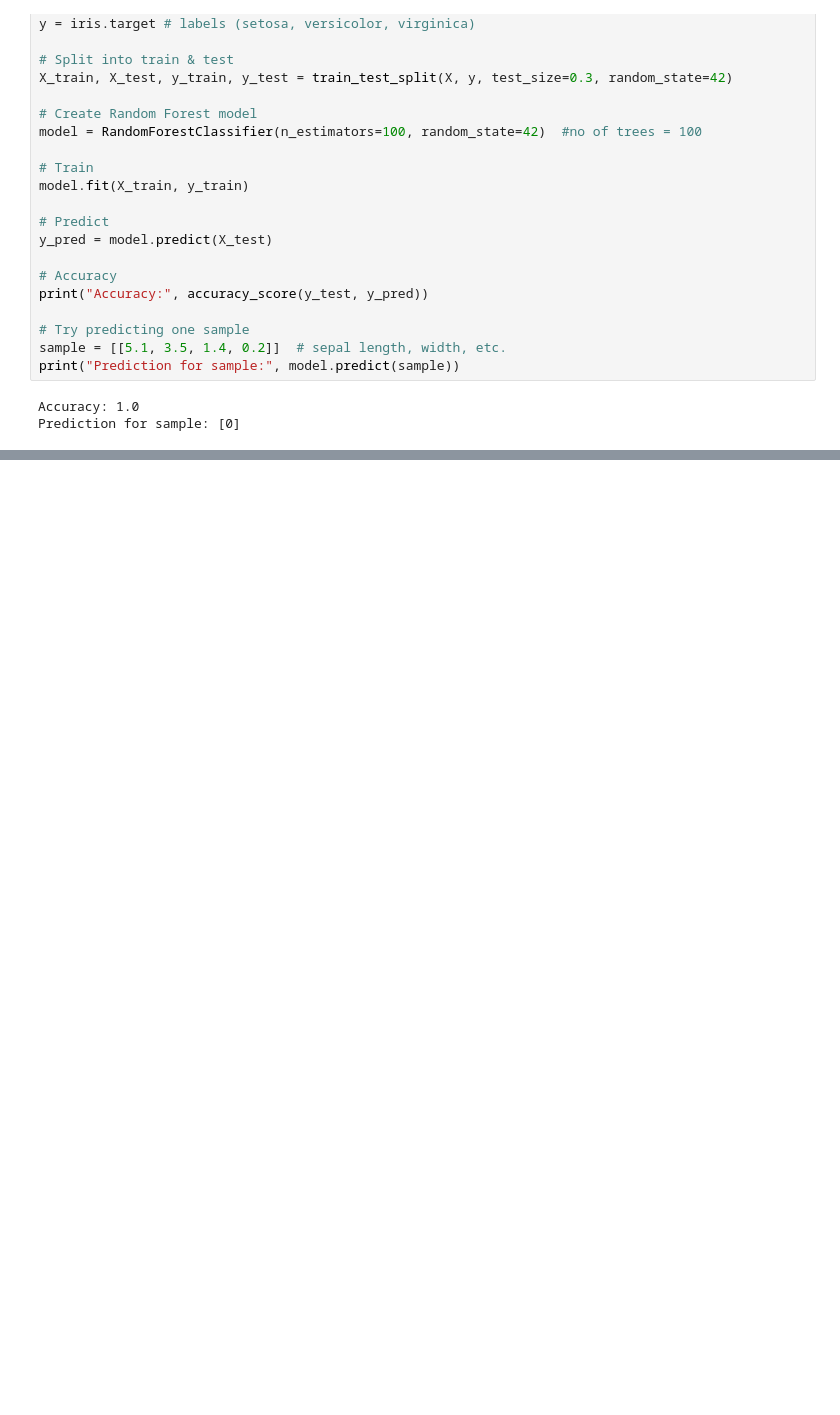
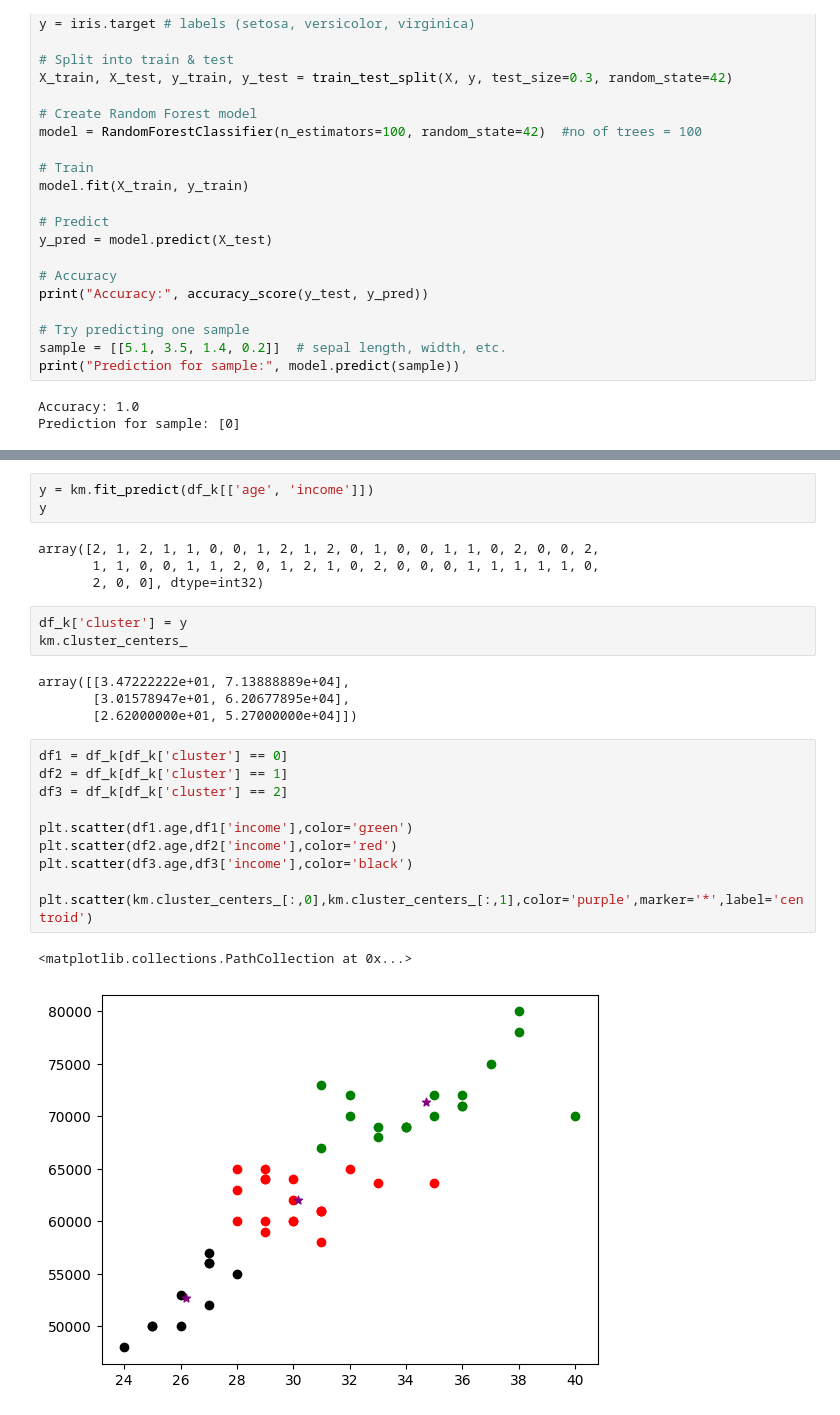
Before and after one commit to abhiii1801/Learning-AI-and-Machine-Leaning, a Jupyter notebook: ml_learn.ipynb, the cells around one changed output, grey strips where cells are left out. Saved outputs shown, nothing was run; the diff lists cells and outputs as text; blank space fills up the shorter version.

```diff
--- a/ml_learn.ipynb
+++ b/ml_learn.ipynb
@@ -340,0 +432,27 @@ Prediction for sample: [0]
+# %%
+y = km.fit_predict(df_k[['age', 'income']])
+y
+# %% [output]
+array([2, 1, 2, 1, 1, 0, 0, 1, 2, 1, 2, 0, 1, 0, 0, 1, 1, 0, 2, 0, 0, 2,
+       1, 1, 0, 0, 1, 1, 2, 0, 1, 2, 1, 0, 2, 0, 0, 0, 1, 1, 1, 1, 1, 0,
+       2, 0, 0], dtype=int32)
+# %%
+df_k['cluster'] = y
+km.cluster_centers_
+# %% [output]
+array([[3.47222222e+01, 7.13888889e+04],
+       [3.01578947e+01, 6.20677895e+04],
+       [2.62000000e+01, 5.27000000e+04]])
+# %%
+df1 = df_k[df_k['cluster'] == 0]
+df2 = df_k[df_k['cluster'] == 1]
+df3 = df_k[df_k['cluster'] == 2]
+
+plt.scatter(df1.age,df1['income'],color='green')
+plt.scatter(df2.age,df2['income'],color='red')
+plt.scatter(df3.age,df3['income'],color='black')
+
+plt.scatter(km.cluster_centers_[:,0],km.cluster_centers_[:,1],color='purple',marker='*',label='centroid')
+# %% [output]
+<matplotlib.collections.PathCollection at 0x...>
+[figure, added]
```
Also changed, not shown: parts of 13 cells of this notebook, 2 other files.
